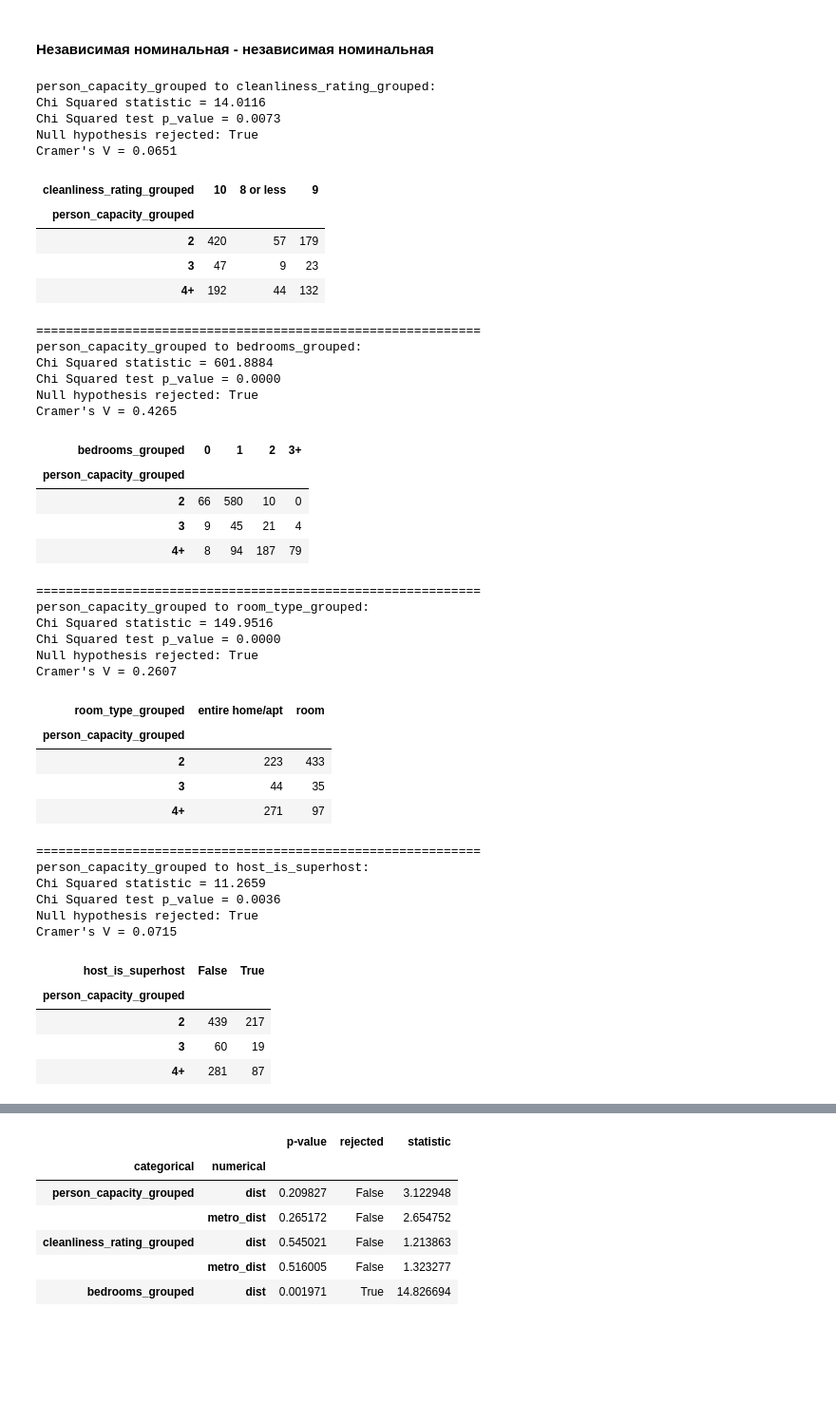
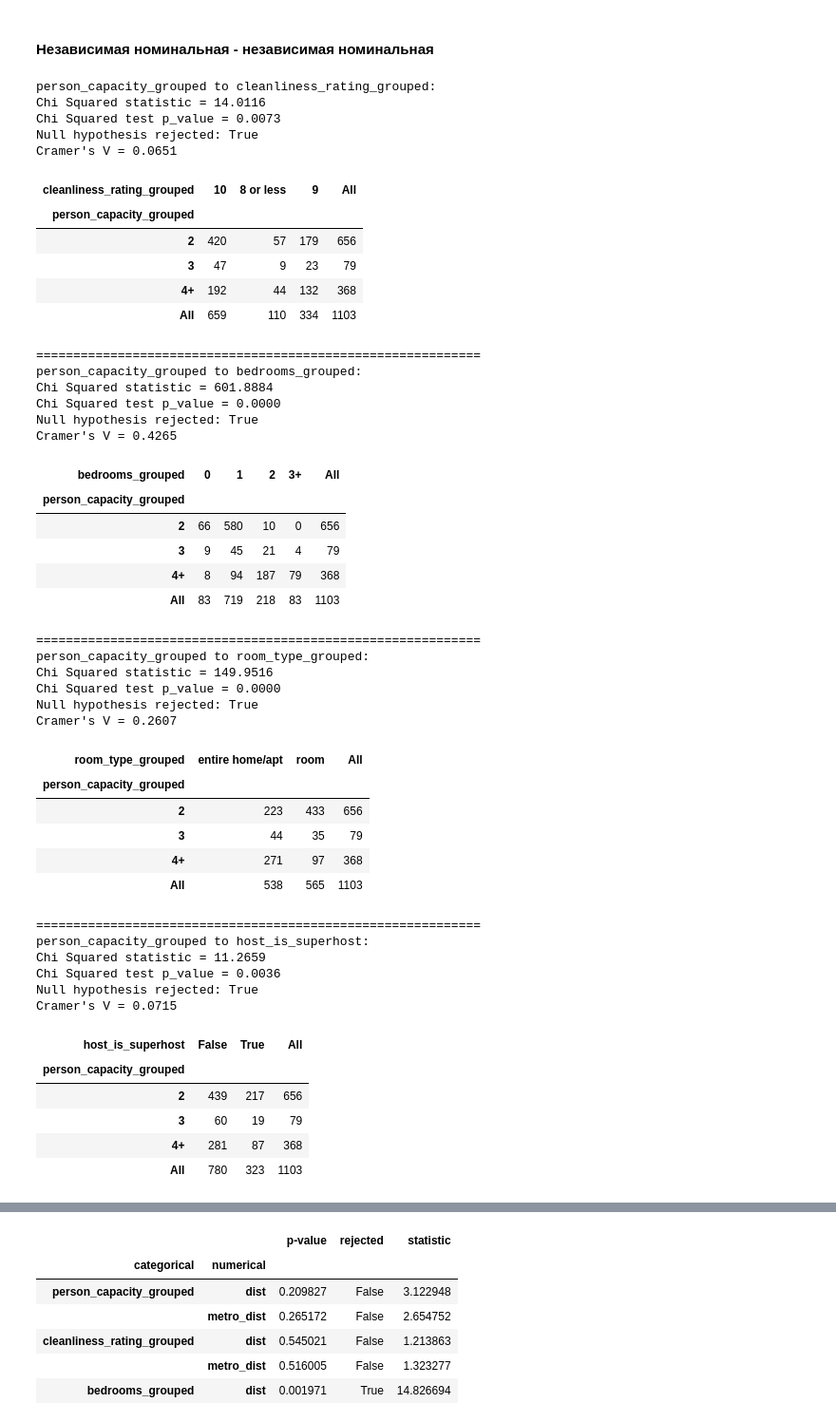
Before and after one commit to rmnigm/econometrics, a Jupyter notebook: notebooks/amsterdam_airbnb.ipynb, the cells around one changed output, grey strips where cells are left out. Shown at 95% size. Cells and saved outputs as stored; diff of their text form; code cells hidden in the pictures; blank space fills up the shorter version.

```diff
--- a/notebooks/amsterdam_airbnb.ipynb
+++ b/notebooks/amsterdam_airbnb.ipynb
@@ -400,60 +390,64 @@ def cramer_v(confusion_matrix):
 # %%
 for left, right in itertools.combinations(grouped_categorical_columns, 2):
     confusion_matrix = pd.crosstab(data[left], data[right]).to_numpy()
     res = sps.chi2_contingency(confusion_matrix)
     chi2_stat, pval = res.statistic, res.pvalue
     v_cramer_stat = cramer_v(confusion_matrix)
     print(f'{left} to {right}:')
     print(f'Chi Squared statistic = {chi2_stat:.4f}')
     print(f'Chi Squared test p_value = {pval:.4f}')
     print(f'Null hypothesis rejected: {pval < 0.05}')
     print(f'Cramer\'s V = {v_cramer_stat:.4f}')
-    display(pd.crosstab(data[left], data[right]))
+    display(pd.crosstab(data[left], data[right], margins=True))
     print('=' * 60)
 # %% [output]
 person_capacity_grouped to cleanliness_rating_grouped:
 Chi Squared statistic = 14.0116
 Chi Squared test p_value = 0.0073
 Null hypothesis rejected: True
 Cramer's V = 0.0651
-| cleanliness_rating_grouped | 10 | 8 or less | 9 |
-| person_capacity_grouped |  |  |  |
-| 2 | 420 | 57 | 179 |
-| 3 | 47 | 9 | 23 |
-| 4+ | 192 | 44 | 132 |
+| cleanliness_rating_grouped | 10 | 8 or less | 9 | All |
+| person_capacity_grouped |  |  |  |  |
+| 2 | 420 | 57 | 179 | 656 |
+| 3 | 47 | 9 | 23 | 79 |
+| 4+ | 192 | 44 | 132 | 368 |
+| All | 659 | 110 | 334 | 1103 |
 ============================================================
 person_capacity_grouped to bedrooms_grouped:
 Chi Squared statistic = 601.8884
 Chi Squared test p_value = 0.0000
 Null hypothesis rejected: True
 Cramer's V = 0.4265
-| bedrooms_grouped | 0 | 1 | 2 | 3+ |
-| person_capacity_grouped |  |  |  |  |
-| 2 | 66 | 580 | 10 | 0 |
-| 3 | 9 | 45 | 21 | 4 |
-| 4+ | 8 | 94 | 187 | 79 |
+| bedrooms_grouped | 0 | 1 | 2 | 3+ | All |
+| person_capacity_grouped |  |  |  |  |  |
+| 2 | 66 | 580 | 10 | 0 | 656 |
+| 3 | 9 | 45 | 21 | 4 | 79 |
+| 4+ | 8 | 94 | 187 | 79 | 368 |
+| All | 83 | 719 | 218 | 83 | 1103 |
 ============================================================
 person_capacity_grouped to room_type_grouped:
 Chi Squared statistic = 149.9516
 Chi Squared test p_value = 0.0000
 Null hypothesis rejected: True
 Cramer's V = 0.2607
-| room_type_grouped | entire home/apt | room |
-| person_capacity_grouped |  |  |
-| 2 | 223 | 433 |
-| 3 | 44 | 35 |
-| 4+ | 271 | 97 |
+| room_type_grouped | entire home/apt | room | All |
+| person_capacity_grouped |  |  |  |
+| 2 | 223 | 433 | 656 |
+| 3 | 44 | 35 | 79 |
+| 4+ | 271 | 97 | 368 |
+| All | 538 | 565 | 1103 |
 ============================================================
 person_capacity_grouped to host_is_superhost:
 Chi Squared statistic = 11.2659
 Chi Squared test p_value = 0.0036
 Null hypothesis rejected: True
 Cramer's V = 0.0715
-| host_is_superhost | False | True |
-| person_capacity_grouped |  |  |
-| 2 | 439 | 217 |
-| 3 | 60 | 19 |
-| 4+ | 281 | 87 |
+| host_is_superhost | False | True | All |
+| person_capacity_grouped |  |  |  |
+| 2 | 439 | 217 | 656 |
+| 3 | 60 | 19 | 79 |
+| 4+ | 281 | 87 | 368 |
+| All | 780 | 323 | 1103 |
 ============================================================
 cleanliness_rating_grouped to bedrooms_grouped:
 Chi Squared statistic = 12.4457
```
Also changed, not shown: parts of 33 cells of this notebook.
